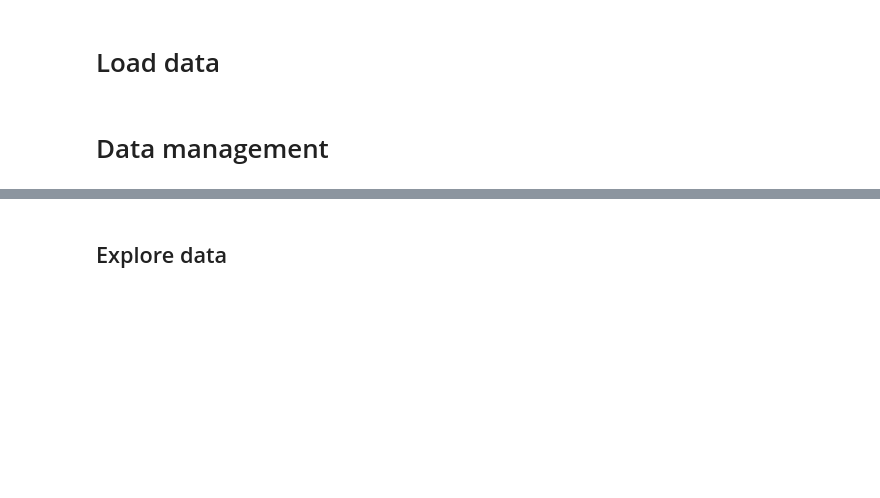
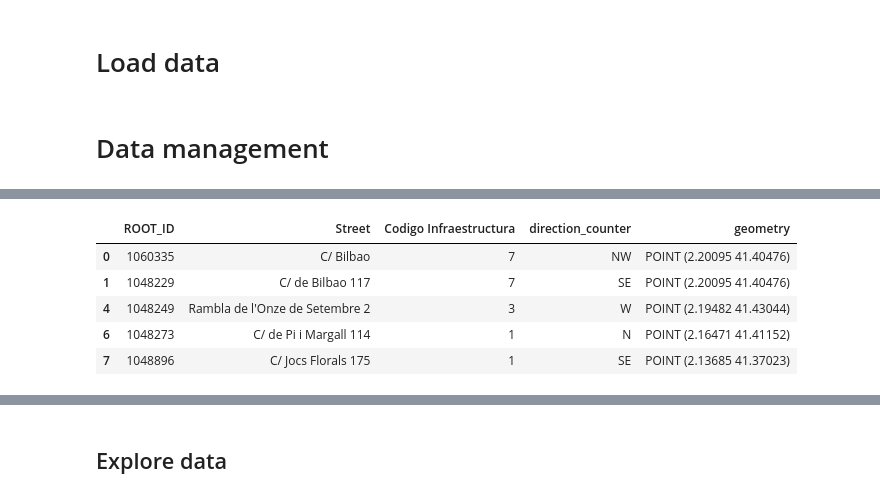
Before and after one commit to cyclingMoritz/250MUM006, a Jupyter notebook: notebooks/001-luca-explore-bicizen.ipynb, the cells around one changed output, grey strips where cells are left out. Cells and saved outputs as stored; diff of their text form; code cells hidden in the pictures; blank space fills up the shorter version.

```diff
--- a/notebooks/001-luca-explore-bicizen.ipynb
+++ b/notebooks/001-luca-explore-bicizen.ipynb
@@ -23,0 +63,33 @@ locations=pd.read_csv(Path(INPUT_DATA_PATH) /"Station_Data_BiciZen.csv",sep=';')
+# %%
+locations["Cardinals"].replace({
+    'noroeste': 'NW',
+    'Este': 'E',
+    'sureste': 'SE',
+    'oeste': 'W',
+    '(Nord)': 'N',
+    'nordeste': 'NE',
+    'suroeste': 'SW',
+    'Oeste': 'W',
+    'Norte': 'N',
+    '(Sud)': 'S',
+    'Sur': 'S',
+    'sur': 'S'
+}, inplace=True)
+def assign_direction(text):
+    if text is None:
+        return 'No category'  # Or any other value you want to assign for None
+    elif 'Llobregat' in text:
+        return "SW"
+    elif 'mar' in text or 'baixada' in text or 'Mar' in text:
+        return "SE"
+    elif 'muntanya' in text or 'pujada' in text or 'montanya' in text or 'Muntanya' in text:
+        return "NW"
+    elif 'Besòs' in text:
+        return "NE"
+    elif 'carril BICI' == text:
+        return 'Unidirectional'
+    else:
+        return text  # Default category if no keyword matches
+
+locations['direction_counter'] = locations['Cardinals'].apply(assign_direction)
+locations['direction_counter'].value_counts()
@@ -23,0 +107,10 @@ locations=pd.read_csv(Path(INPUT_DATA_PATH) /"Station_Data_BiciZen.csv",sep=';')
+# %%
+locations=locations[['ROOT_ID','Street', 'Codigo Infraestructura', 'direction_counter',  'geometry']]
+locations.head()
+# %% [output]
+|  | ROOT_ID | Street | Codigo Infraestructura | direction_counter | geometry |
+| 0 | 1060335 | C/ Bilbao | 7 | NW | POINT (2.20095 41.40476) |
+| 1 | 1048229 | C/ de Bilbao 117 | 7 | SE | POINT (2.20095 41.40476) |
+| 4 | 1048249 | Rambla de l'Onze de Setembre 2 | 3 | W | POINT (2.19482 41.43044) |
+| 6 | 1048273 | C/ de Pi i Margall 114 | 1 | N | POINT (2.16471 41.41152) |
+| 7 | 1048896 | C/ Jocs Florals 175 | 1 | SE | POINT (2.13685 41.37023) |
```
Also changed, not shown: parts of 17 cells of this notebook.
